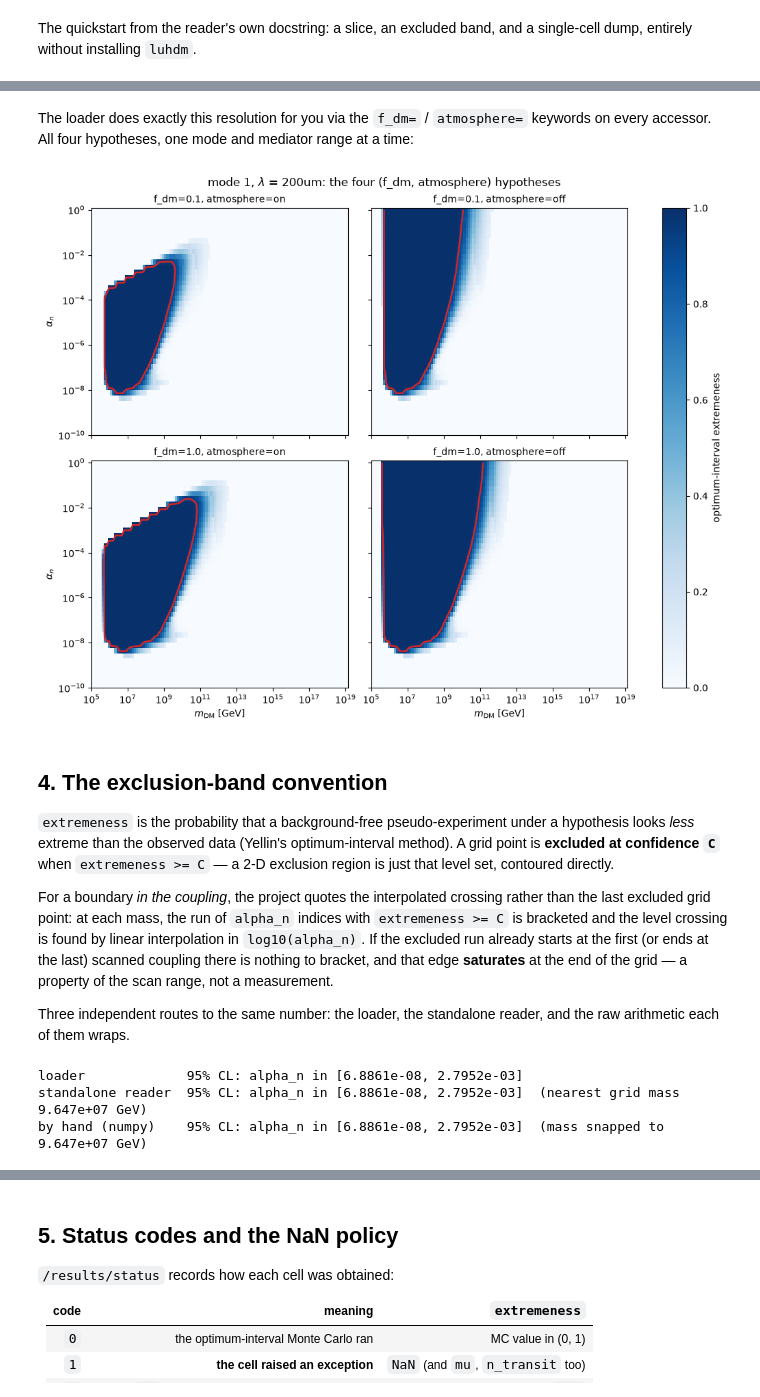
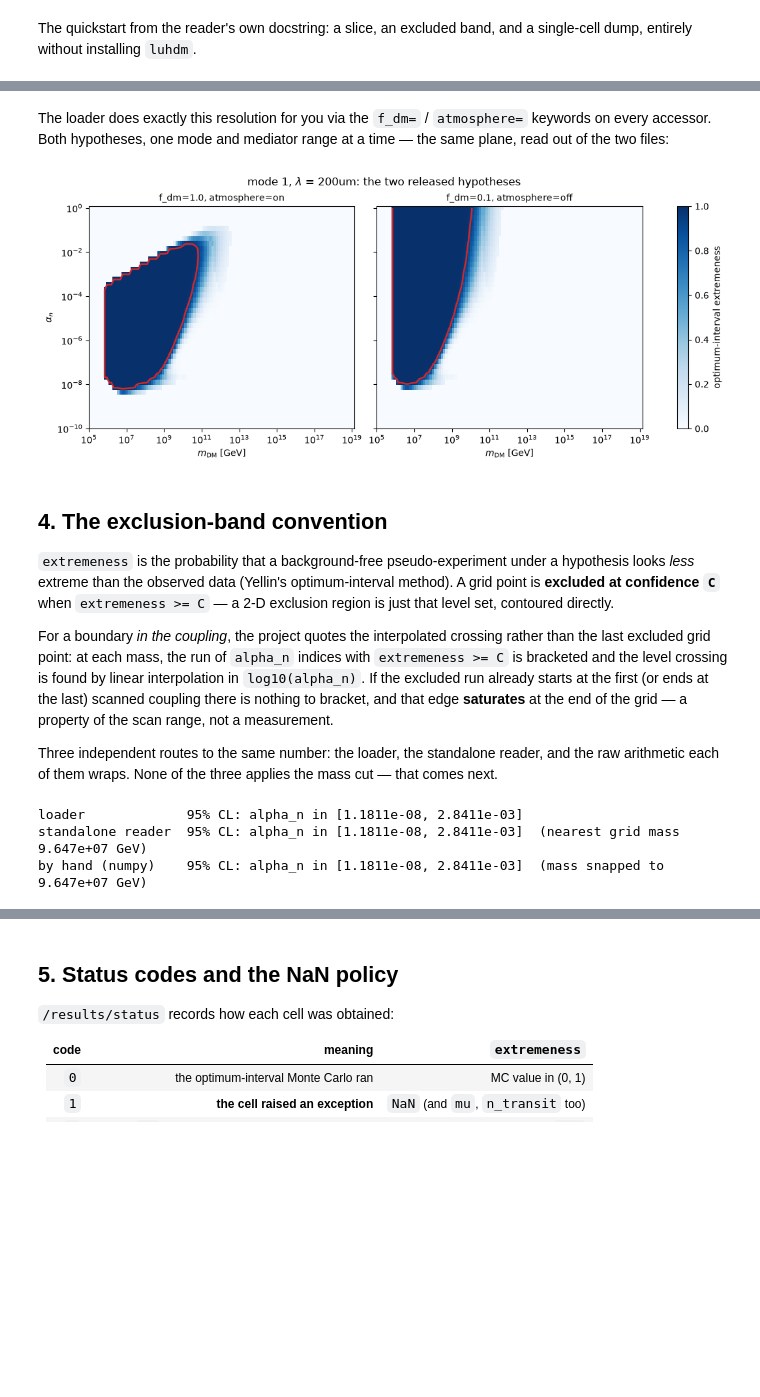
Before and after one commit to PolonaiseExperiment/luhdm, a Jupyter notebook: notebooks/06_datarelease.ipynb, the cells around one changed output, grey strips where cells are left out. Cells and saved outputs as stored; diff of their text form; code cells hidden in the pictures; blank space fills up the shorter version.

```diff
--- a/notebooks/06_datarelease.ipynb
+++ b/notebooks/06_datarelease.ipynb
@@ -115,7 +132,16 @@ with h5py.File(H5_PATH, "r") as f:
     # file's own attributes, never assumed
     tags = json.loads(f["axes/lambda_m"].attrs["tags_json"])
     n_finite = int(f["axes/lambda_m"].attrs["n_finite"])
+# tags_json is inherited from the parent scan and names ranges this file does
+# not carry: a tag is not a promise that the slice is here. Check against the
+# axis before using one.
+with h5py.File(H5_PATH, "r") as f:
+    lam_axis = f["axes/lambda_m"][:]
+on_axis = {k: v for k, v in tags.items() if np.isin(v, lam_axis)}
 print("named lambda tags (m):", tags)
+print("        of those, on this file's axis:", on_axis)
 print(f"lambda_m axis: {n_finite} finite values (ascending) + 1 massless "
       f"sentinel (inf, where m_phi_gev == 0.0)")
+print(f"the untagged finite entry is the convergence-check slice at "
+      f"{lam_axis[n_finite - 1]:g} m -- not a physics point")
 # %% [output]
@@ -193,7 +224,9 @@ same file section 1 opened by name.
 # %%
 from luhdm import release
 
-rel = release.open_release(H5_PATH)   # H5_PATH is DEFAULT_PATH: the same file section 1 opened
+rel = release.open_release(H5_A)    # the same file section 1 opened by name
+relB = release.open_release(H5_B)   # its companion hypothesis
 print(rel)
+print(relB)
 print(rel.tree())
 # %% [output]
@@ -281,34 +329,30 @@ axes/mode       = [1 2 3]  -> mode 2 is index 1
 # %% [markdown]
 The loader does exactly this resolution for you via the `f_dm=` /
-`atmosphere=` keywords on every accessor. All four hypotheses, one mode and
-mediator range at a time:
+`atmosphere=` keywords on every accessor. Both hypotheses, one mode and
+mediator range at a time — the same plane, read out of the two files:
 # %%
 FIG_MODE, FIG_LAM = 1, "200um"
-fig, axes = plt.subplots(2, 2, figsize=(10, 8), sharex=True, sharey=True,
+fig, axes = plt.subplots(1, 2, figsize=(10.5, 4.4), sharex=True, sharey=True,
                          constrained_layout=True)
 mesh = None
-for row, f_dm in enumerate((0.1, 1.0)):
-    for col, atm in enumerate((True, False)):
-        a = axes[row, col]
-        P = rel.mass_plane("extremeness", mode=FIG_MODE, lam=FIG_LAM,
-                           f_dm=f_dm, atmosphere=atm)
-        mesh = a.pcolormesh(rel.axes.mass_gev, rel.axes.alpha_n, P, cmap="Blues",
-                            vmin=0, vmax=1, shading="auto")
-        a.contour(rel.axes.mass_gev, rel.axes.alpha_n, P, levels=[0.95],
-                 colors="#d62728", linewidths=1.8)
-        a.set_xscale("log")
-        a.set_yscale("log")
-        a.set_title(f"f_dm={f_dm}, atmosphere={'on' if atm else 'off'}", fontsize=10)
-for a in axes[-1, :]:
+for a, (r, f_dm, atm) in zip(axes, [(rel, 1.0, True), (relB, 0.1, False)]):
+    P = r.mass_plane("extremeness", mode=FIG_MODE, lam=FIG_LAM,
+                     f_dm=f_dm, atmosphere=atm)
+    mesh = a.pcolormesh(r.axes.mass_gev, r.axes.alpha_n, P, cmap="Blues",
+                        vmin=0, vmax=1, shading="auto")
+    a.contour(r.axes.mass_gev, r.axes.alpha_n, P, levels=[0.95],
+              colors="#d62728", linewidths=1.8)
+    a.set_xscale("log")
+    a.set_yscale("log")
     a.set_xlabel(r"$m_{\rm DM}$ [GeV]")
-for a in axes[:, 0]:
-    a.set_ylabel(r"$\alpha_n$")
+    a.set_title(f"f_dm={f_dm}, atmosphere={'on' if atm else 'off'}", fontsize=10)
+axes[0].set_ylabel(r"$\alpha_n$")
 fig.colorbar(mesh, ax=axes, label="optimum-interval extremeness")
 fig.suptitle(f"mode {FIG_MODE}, $\\lambda$ = {FIG_LAM}: "
-             "the four (f_dm, atmosphere) hypotheses", fontsize=12)
+             "the two released hypotheses", fontsize=12)
 plt.show()
 # %% [output]
-[figure, old version]
+[figure, new version]
 # %% [markdown]
 ## 4. The exclusion-band convention
 
@@ -327,16 +371,17 @@ nothing to bracket, and that edge **saturates** at the end of the grid — a
 property of the scan range, not a measurement.
 
 Three independent routes to the same number: the loader, the standalone
-reader, and the raw arithmetic each of them wraps.
+reader, and the raw arithmetic each of them wraps. None of the three applies
+the mass cut — that comes next.
 # %%
 MASS, LAM, MODE = 1e8, "200um", 1
 
 # 1) luhdm.release
-lo, hi = rel.excluded_alpha_band(mass=MASS, lam=LAM, mode=MODE)
+lo, hi = rel.excluded_alpha_band(mass=MASS, lam=LAM, mode=MODE, f_dm=1.0)
 print(f"loader             95% CL: alpha_n in [{lo:.4e}, {hi:.4e}]")
 
 # 2) the standalone reader -- no luhdm import at all
-band = srel.excluded_band(mode=MODE, lam=LAM)
+band = srel.excluded_band(mode=MODE, lam=LAM, f_dm=1.0)
 im = int(np.argmin(np.abs(np.log10(band.mass_gev) - np.log10(MASS))))
 print(f"standalone reader  95% CL: alpha_n in "
       f"[{band.alpha_lo[im]:.4e}, {band.alpha_hi[im]:.4e}]  "
@@ -347,7 +392,7 @@ with h5py.File(H5_PATH, "r") as f:
     alpha = f["axes/alpha_n"][:]
     mass_ax = f["axes/mass_gev"][:]
     lam_ax = f["axes/lambda_m"][:]
-    ifd = int(np.flatnonzero(f["axes/f_dm"][:] == 0.1)[0])
+    ifd = int(np.flatnonzero(f["axes/f_dm"][:] == 1.0)[0])
     iat = int(np.flatnonzero(f["axes/atmosphere"][:] == 1)[0])
     imode = int(np.flatnonzero(f["axes/mode"][:] == MODE)[0])
     im2 = int(np.argmin(np.abs(np.log10(mass_ax) - np.log10(MASS))))
@@ -368,6 +413,6 @@ lo_h, hi_h = band_by_hand(alpha, column, 0.95)
 print(f"by hand (numpy)    95% CL: alpha_n in [{lo_h:.4e}, {hi_h:.4e}]  "
       f"(mass snapped to {mass_ax[im2]:.4g} GeV)")
 # %% [output]
-loader             95% CL: alpha_n in [6.8861e-08, 2.7952e-03]
-standalone reader  95% CL: alpha_n in [6.8861e-08, 2.7952e-03]  (nearest grid mass 9.647e+07 GeV)
-by hand (numpy)    95% CL: alpha_n in [6.8861e-08, 2.7952e-03]  (mass snapped to 9.647e+07 GeV)
+loader             95% CL: alpha_n in [1.1811e-08, 2.8411e-03]
+standalone reader  95% CL: alpha_n in [1.1811e-08, 2.8411e-03]  (nearest grid mass 9.647e+07 GeV)
+by hand (numpy)    95% CL: alpha_n in [1.1811e-08, 2.8411e-03]  (mass snapped to 9.647e+07 GeV)
```
Also changed, not shown: parts of 22 cells of this notebook, 27 other files.
